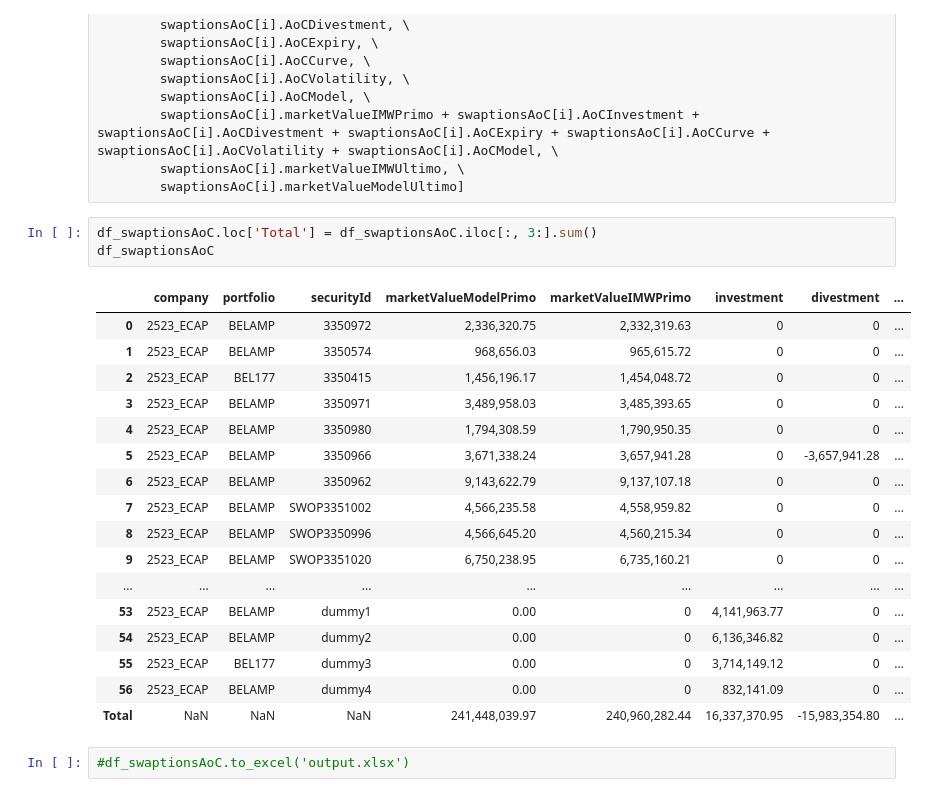
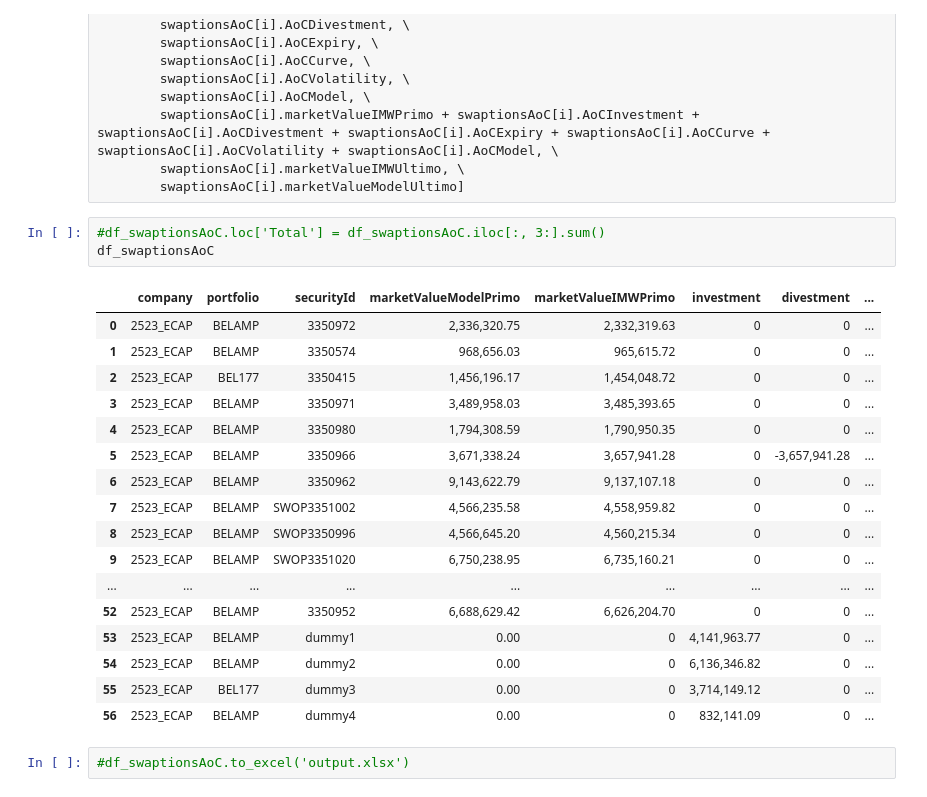
Before and after one commit to OscarDries/TRECS, a Jupyter notebook: swaption (IN PROGRESS)/Module swaption.ipynb, the cells around one changed output. Saved outputs shown, nothing was run; the diff lists cells and outputs as text.

```diff
--- a/swaption (IN PROGRESS)/Module swaption.ipynb
+++ b/swaption (IN PROGRESS)/Module swaption.ipynb
@@ -756,26 +751,26 @@ for i in range(len(swaptionsAoC)):
         swaptionsAoC[i].marketValueIMWUltimo, \
         swaptionsAoC[i].marketValueModelUltimo]
 # %%
-df_swaptionsAoC.loc['Total'] = df_swaptionsAoC.iloc[:, 3:].sum()
+#df_swaptionsAoC.loc['Total'] = df_swaptionsAoC.iloc[:, 3:].sum()
 df_swaptionsAoC
 # %% [output]
 |  | company | portfolio | securityId | marketValueModelPrimo | marketValueIMWPrimo | investment | divestment | ... |
 | 0 | 2523_ECAP | BELAMP | 3350972 | 2,336,320.75 | 2,332,319.63 | 0 | 0 | ... |
 | 1 | 2523_ECAP | BELAMP | 3350574 | 968,656.03 | 965,615.72 | 0 | 0 | ... |
 | 2 | 2523_ECAP | BEL177 | 3350415 | 1,456,196.17 | 1,454,048.72 | 0 | 0 | ... |
 | 3 | 2523_ECAP | BELAMP | 3350971 | 3,489,958.03 | 3,485,393.65 | 0 | 0 | ... |
 | 4 | 2523_ECAP | BELAMP | 3350980 | 1,794,308.59 | 1,790,950.35 | 0 | 0 | ... |
 | 5 | 2523_ECAP | BELAMP | 3350966 | 3,671,338.24 | 3,657,941.28 | 0 | -3,657,941.28 | ... |
 | 6 | 2523_ECAP | BELAMP | 3350962 | 9,143,622.79 | 9,137,107.18 | 0 | 0 | ... |
 | 7 | 2523_ECAP | BELAMP | SWOP3351002 | 4,566,235.58 | 4,558,959.82 | 0 | 0 | ... |
 | 8 | 2523_ECAP | BELAMP | SWOP3350996 | 4,566,645.20 | 4,560,215.34 | 0 | 0 | ... |
 | 9 | 2523_ECAP | BELAMP | SWOP3351020 | 6,750,238.95 | 6,735,160.21 | 0 | 0 | ... |
 | ... | ... | ... | ... | ... | ... | ... | ... | ... |
+| 52 | 2523_ECAP | BELAMP | 3350952 | 6,688,629.42 | 6,626,204.70 | 0 | 0 | ... |
 | 53 | 2523_ECAP | BELAMP | dummy1 | 0.00 | 0 | 4,141,963.77 | 0 | ... |
 | 54 | 2523_ECAP | BELAMP | dummy2 | 0.00 | 0 | 6,136,346.82 | 0 | ... |
 | 55 | 2523_ECAP | BEL177 | dummy3 | 0.00 | 0 | 3,714,149.12 | 0 | ... |
 | 56 | 2523_ECAP | BELAMP | dummy4 | 0.00 | 0 | 832,141.09 | 0 | ... |
-| Total | NaN | NaN | NaN | 241,448,039.97 | 240,960,282.44 | 16,337,370.95 | -15,983,354.80 | ... |
 # %%
 #df_swaptionsAoC.to_excel('output.xlsx')
 # %% [markdown]
```
Also changed, not shown: parts of 15 cells of this notebook, 2 other files.
